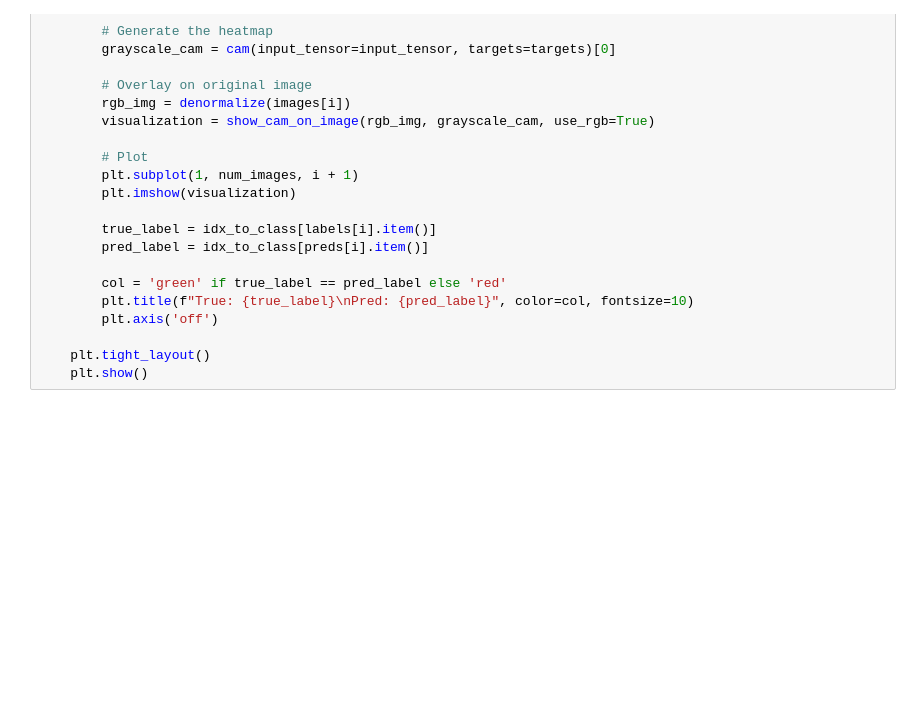
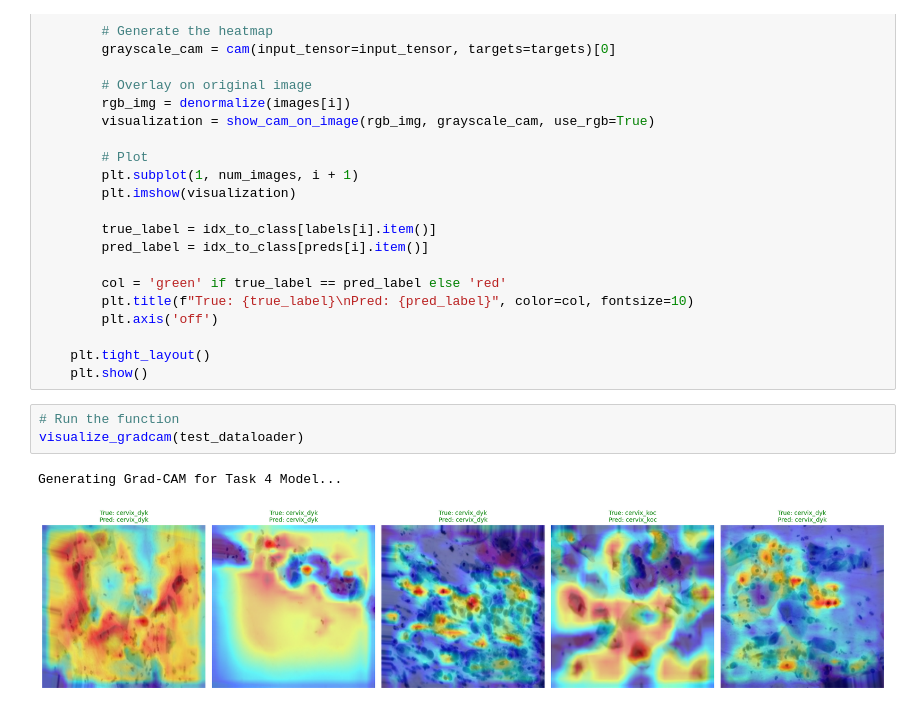
Before and after one commit to musafirzahid/MultiCancerDataset_CSE366_Project, a Jupyter notebook: All codes/task5-grad.ipynb, the cells around one changed output. Cells and saved outputs as stored; diff of their text form; blank space fills up the shorter version.

```diff
--- a/All codes/task5-grad.ipynb
+++ b/All codes/task5-grad.ipynb
@@ -574,3 +574,9 @@ def visualize_gradcam(loader, num_images=5):
 
     plt.tight_layout()
     plt.show()
+# %%
+# Run the function
+visualize_gradcam(test_dataloader)
+# %% [output]
+Generating Grad-CAM for Task 4 Model...
+[figure, added]
```
Also changed, not shown: parts of 3 cells of this notebook.
